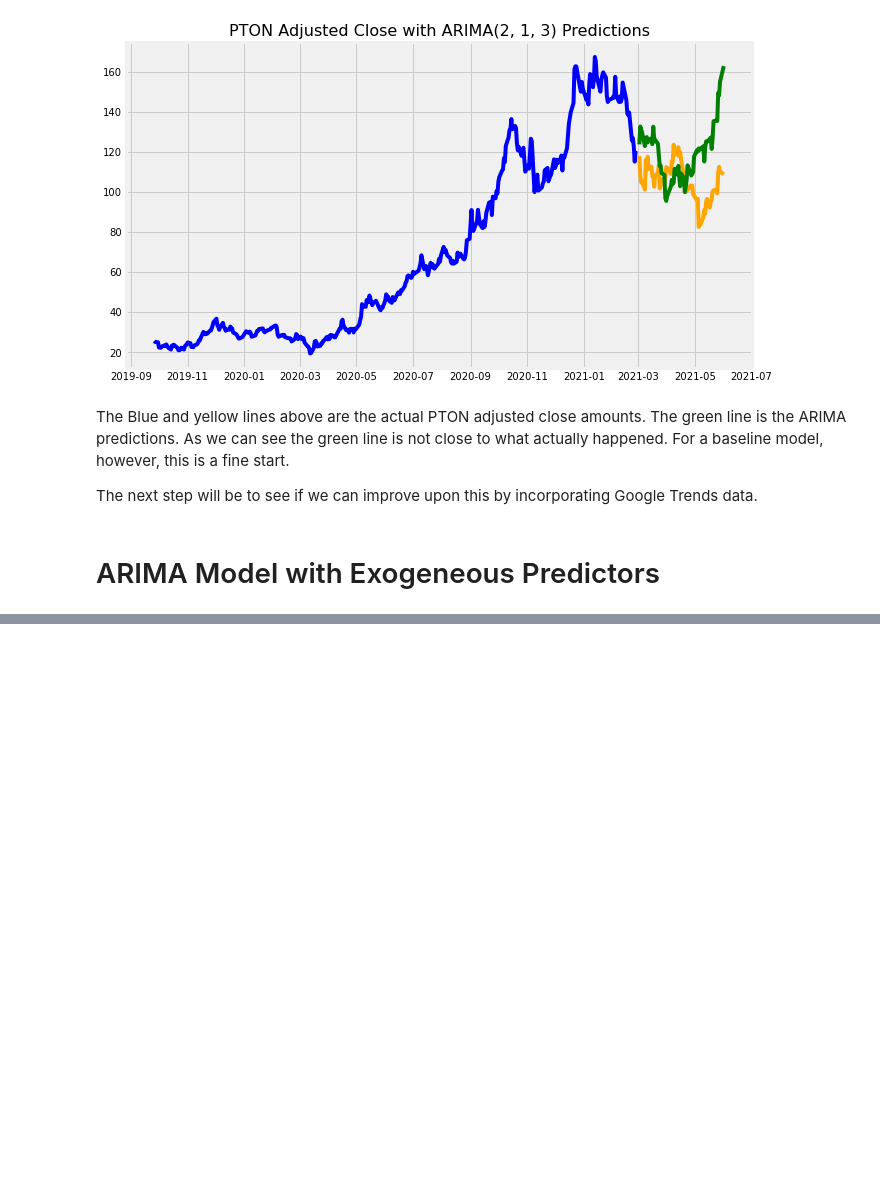
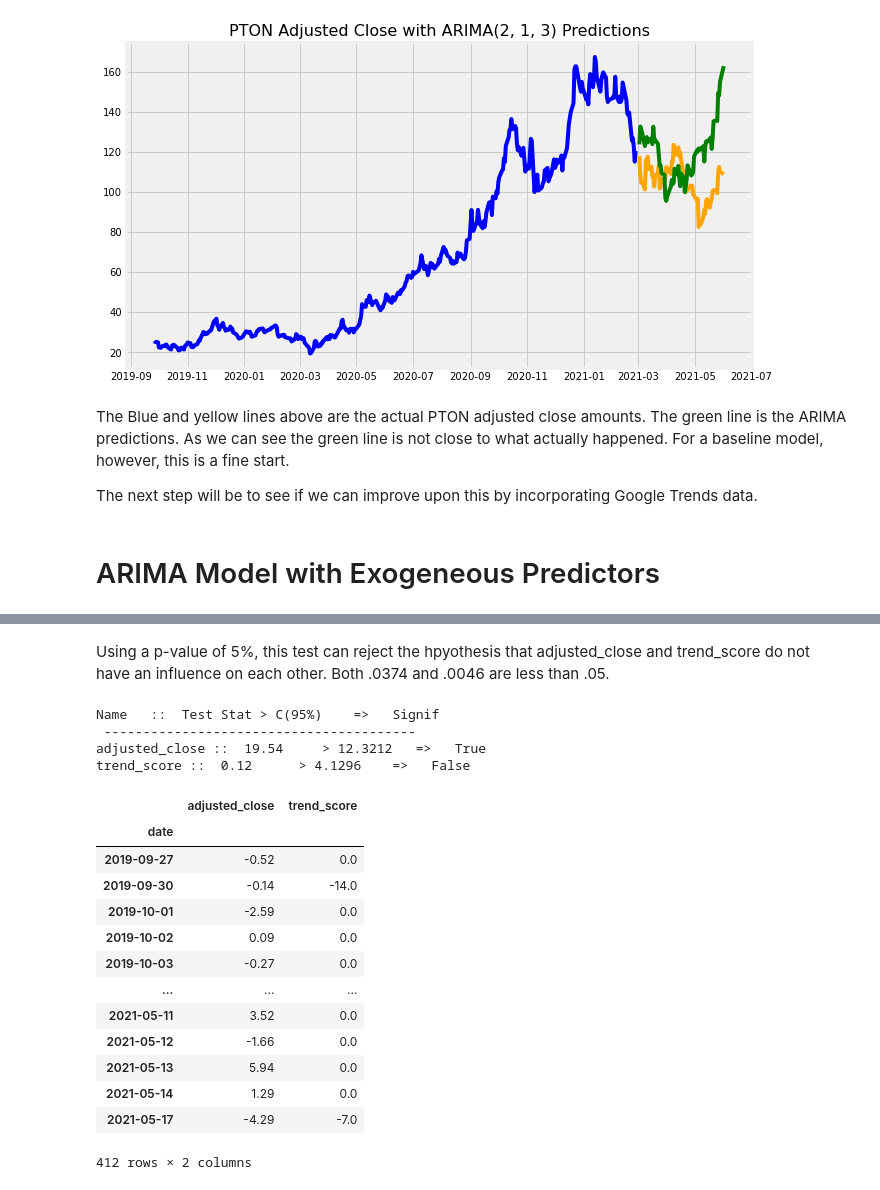
Before and after one commit to jackolson415/Predicting_Stock_Prices_Google_Trends, a Jupyter notebook: PTON_Modeling.ipynb, the cells around one changed output, grey strips where cells are left out. Drawn from its saved outputs; the diff is of its cells as text; code cells hidden in the pictures; blank space fills up the shorter version.

Commit message:
finished modeling functions

```diff
--- a/PTON_Modeling.ipynb
+++ b/PTON_Modeling.ipynb
@@ -362,0 +380,51 @@ plt.show();
+# %% [markdown]
+Using a p-value of 5%, this test can reject the hpyothesis that adjusted_close and trend_score do not have an influence on each other. Both .0374 and .0046 are less than .05.
+# %%
+#This function is taken from Selva Prabhakaran of MachineLearningPlus.com (https://www.machinelearningplus.com/time-series/vector-autoregression-examples-python/)
+
+def cointegration_test(df, alpha=0.05):
+    """Perform Johanson's Cointegration Test and Report Summary"""
+    out = coint_johansen(df,-1,5)
+    d = {'0.90':0, '0.95':1, '0.99':2}
+    traces = out.lr1
+    cvts = out.cvt[:, d[str(1-alpha)]]
+    def adjust(val, length= 6): return str(val).ljust(length)
+
+    # Summary
+    print('Name   ::  Test Stat > C(95%)    =>   Signif  \n', '--'*20)
+    for col, trace, cvt in zip(df.columns, traces, cvts):
+        print(adjust(col), ':: ', adjust(round(trace,2), 9), ">", adjust(cvt, 8), ' =>  ' , trace > cvt)
+
+cointegration_test(pton[['adjusted_close', 'trend_score']])
+# %% [output]
+Name   ::  Test Stat > C(95%)    =>   Signif
+ ----------------------------------------
+adjusted_close ::  19.54     > 12.3212   =>   True
+trend_score ::  0.12      > 4.1296    =>   False
+# %%
+pton['trend_score_diff'] = pton['trend_score'].diff(1)
+# %%
+pton = pton[['adjusted_close', 'trend_score']]
+# %%
+#train_test_split
+nobs = 10
+pton_train, pton_test = pton[0:-nobs], pton[-nobs:]
+# %%
+pton_differenced = pton_train.diff().dropna()
+# %%
+pton_differenced
+# %% [output]
+|  | adjusted_close | trend_score |
+| date |  |  |
+| 2019-09-27 | -0.52 | 0.0 |
+| 2019-09-30 | -0.14 | -14.0 |
+| 2019-10-01 | -2.59 | 0.0 |
+| 2019-10-02 | 0.09 | 0.0 |
+| 2019-10-03 | -0.27 | 0.0 |
+| ... | ... | ... |
+| 2021-05-11 | 3.52 | 0.0 |
+| 2021-05-12 | -1.66 | 0.0 |
+| 2021-05-13 | 5.94 | 0.0 |
+| 2021-05-14 | 1.29 | 0.0 |
+| 2021-05-17 | -4.29 | -7.0 |
+412 rows × 2 columns
```
Also changed, not shown: parts of 35 cells of this notebook, 2 other files.
